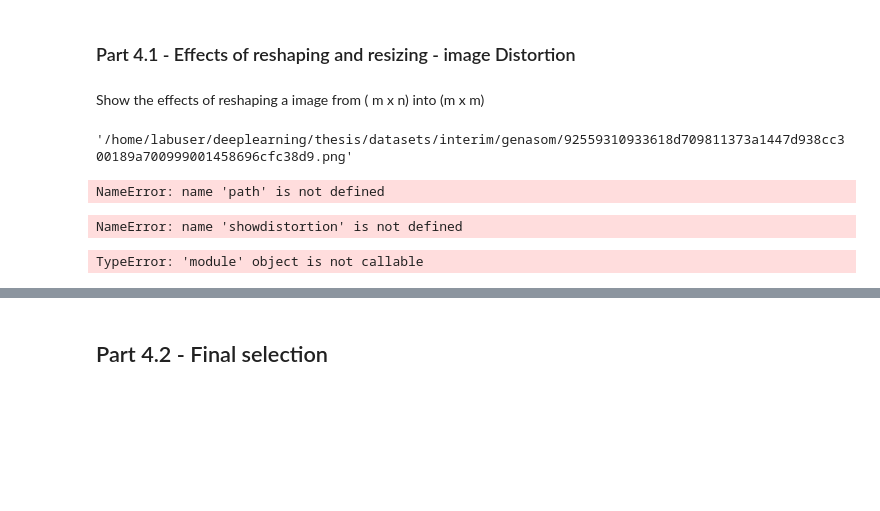
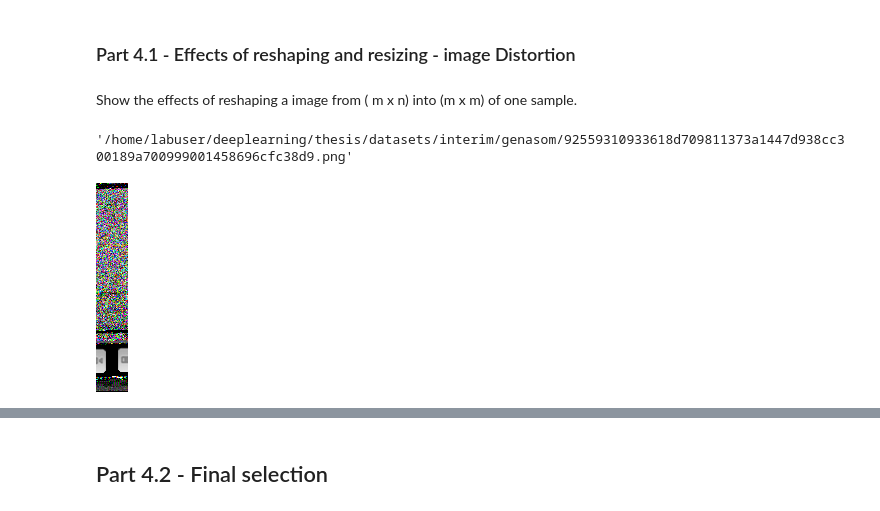
Before and after one commit to azeus404/thesis, a Jupyter notebook: notebooks/proposed_approach.ipynb, the cells around one changed output, grey strips where cells are left out. Drawn from its saved outputs; the diff is of its cells as text; code cells hidden in the pictures; blank space fills up the shorter version.

```diff
--- a/notebooks/proposed_approach.ipynb
+++ b/notebooks/proposed_approach.ipynb
@@ -502,7 +516,7 @@ Features 3072
 # %% [markdown]
 ### Part 4.1 - Effects of reshaping and resizing - image Distortion
 # %% [markdown]
-Show the effects of reshaping a image from ( m x n) into (m x m)
+Show the effects of reshaping a image from ( m x n) into (m x m) of one sample.
 # %%
 showdistortion = ransomware[(ransomware ['imagesize_w'] == 32) & (ransomware ['imagesize_w'] <112)].head(1)
 # %%
@@ -510,21 +524,16 @@ path = showdistortion['path'].values[0]
 path
 # %% [output]
 '/home/labuser/deeplearning/thesis/datasets/interim/genasom/92559310933618d709811373a1447d938cc300189a700999001458696cfc38d9.png'
-# %%
-Image(filename=path)
-# %% [output]
-NameError: name 'path' is not defined
+# %%
+from PIL import Image
+Image.open(path)
+# %% [output]
+[figure, added]
 # %%
-img = Image.open(showdistortion.path[0])
-img.save('undistorted.png')
-img = Image.open(showdistortion.path[0])
+img = Image.open(path)
+img.save(os.path.join(base,'undistorted_sample_32.png'))
+img = Image.open(os.path.join(base,'undistorted_sample_32.png'))
 new_width  = 244
 new_height = 244
 img = img.resize((new_width, new_height), Image.ANTIALIAS)
-img.save('distorted_image.png')
+img.save(os.path.join(base,'distorted_image_sample_32_224.png'))
-# %% [output]
-NameError: name 'showdistortion' is not defined
-# %%
-Image(filename='distorted_image.png')
-# %% [output]
-TypeError: 'module' object is not callable
```
Also changed, not shown: parts of 35 cells of this notebook, 27 other files.
